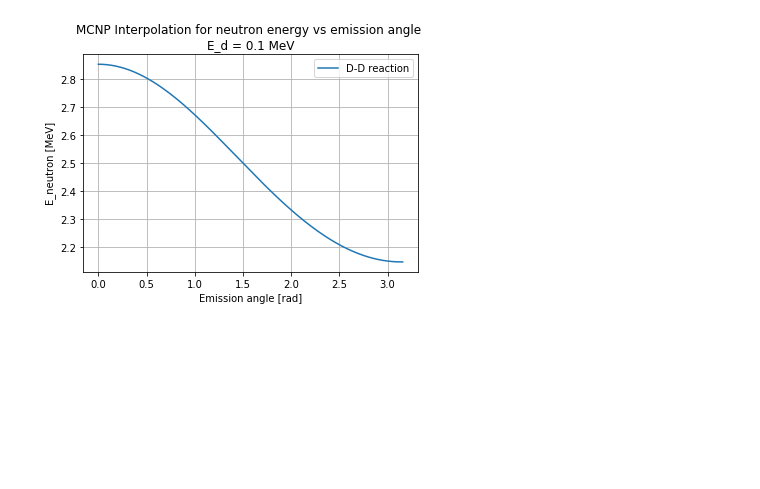
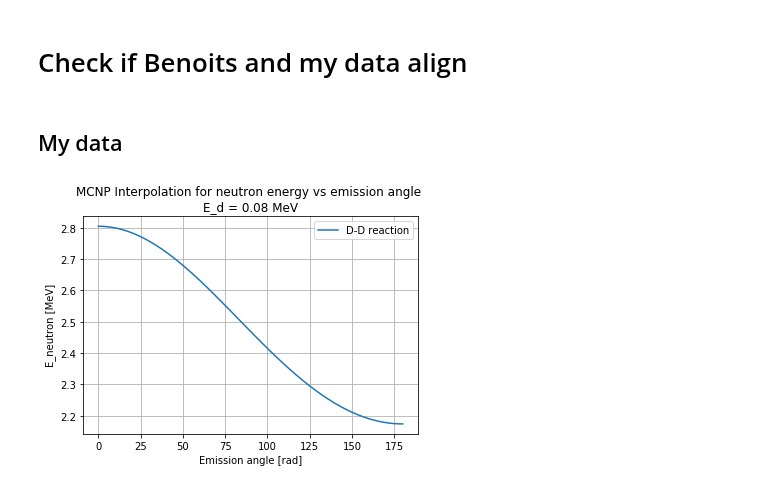
Before and after one commit to kromerh/phd_python, a Jupyter notebook: 11.NeutronOutput/06.NeutronEnergy_mycode.ipynb, the cells around one changed output. Saved outputs shown, nothing was run; the diff lists cells and outputs as text; code cells hidden in the pictures; blank space fills up the shorter version.

Commit message:
neutron energy and yield plot

```diff
--- a/11.NeutronOutput/06.NeutronEnergy_mycode.ipynb
+++ b/11.NeutronOutput/06.NeutronEnergy_mycode.ipynb
@@ -66,28 +66,39 @@ def fun_getNeutronEnergyVSEmissionAngle(energy, angle):
         intp_Y_av.append(res)
 
     return xRad,y,angle,intp_Y_av
+# %% [markdown]
+# Check if Benoits and my data align
+# %% [markdown]
+## My data
 # %%
 angle_start = 0.0
 angle_stop = 180.0
 angle_step = 10.0
-energy = 0.1
+energy = 80/1000 # MeV
 
 angle_rad = list(map(np.cos,np.arange(angle_start,angle_stop + 1.0, angle_step)))
 angle = np.arange(angle_start, angle_stop + 1.0, angle_step)
 # convert to radian
 angle = (angle / 360.0) * 2 * np.pi
 mu = np.cos(angle) # this is the discretization chosen for the MCNP source probability
 
 xRad,y,angle,intp_Y_av = fun_getNeutronEnergyVSEmissionAngle(energy, angle)
+data = pd.DataFrame({'angle': xRad, 'energy': y})
+data['angle'] = (data['angle']/np.pi) * 180
+poly = np.polyfit(data['angle'].values,data['energy'].values,10)
+
+X = np.linspace(0, 180, 100)
+poly_y = np.poly1d(poly)(X)
+# print(X)
 
 
-plt.plot(xRad,y,'-', label='D-D reaction')
+plt.plot(X,poly_y,'-', label='D-D reaction')
 plt.ylabel('E_neutron [MeV]')
 plt.title('MCNP Interpolation for neutron energy vs emission angle ' + '\n' + 'E_d = '+str(energy) + ' MeV')
 plt.xlabel('Emission angle [rad]')
 plt.legend(loc='upper right')
 # plt.ylim([1.0,2.9])
 plt.grid(True)
 plt.show()
 # %% [output]
-[figure, old version]
+[figure, new version]
```
Also changed, not shown: parts of 8 cells of this notebook, 3 other files.
